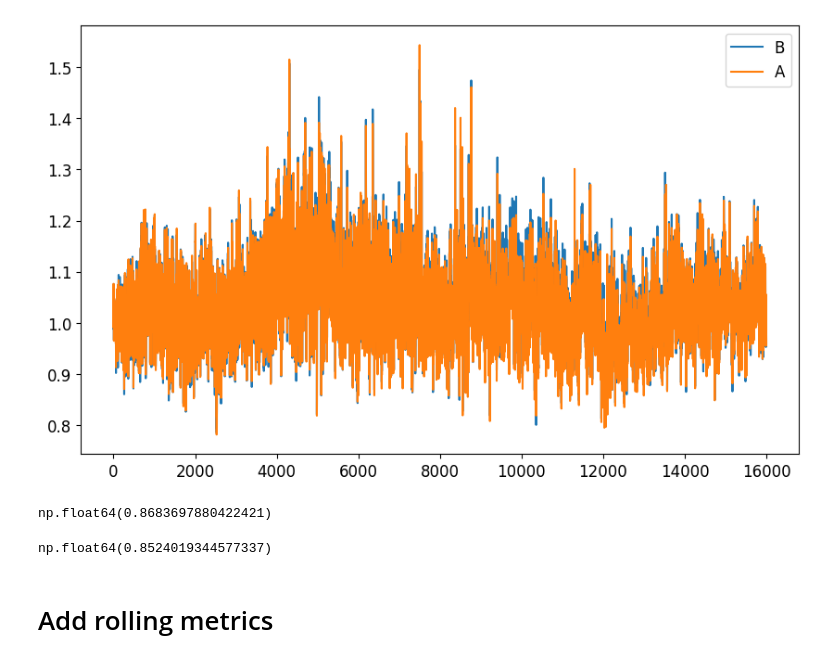
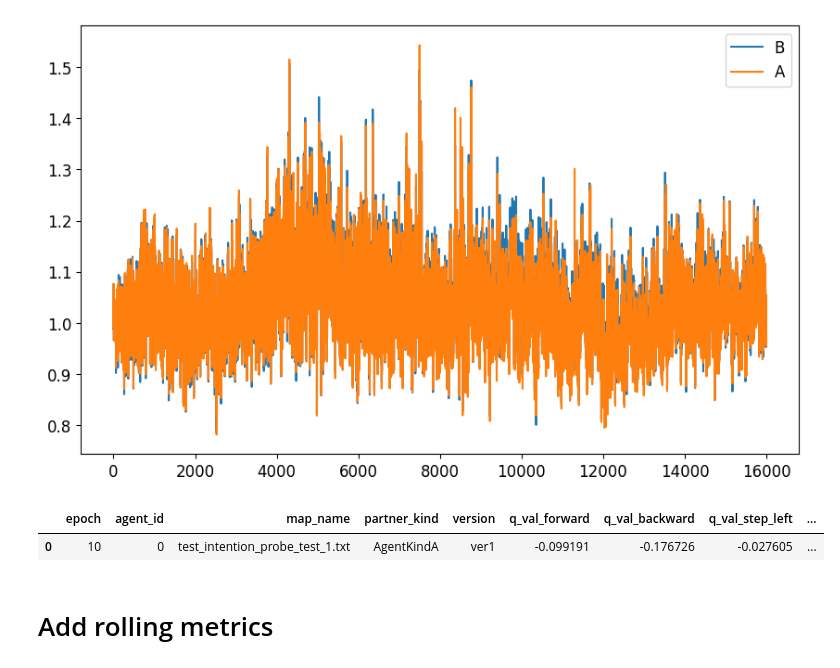
Before and after one commit to social-ai-uoft/sorrel, a Jupyter notebook: sorrel/examples/staghunt_physical/analysis/analysis.ipynb, the cells around one changed output. Cells and saved outputs as stored; diff of their text form; code cells hidden in the pictures.

```diff
--- a/sorrel/examples/staghunt_physical/analysis/analysis.ipynb
+++ b/sorrel/examples/staghunt_physical/analysis/analysis.ipynb
@@ -257,14 +252,6 @@ plt.legend()
 plt.show()
 # %% [output]
 [figure]
-# %%
-(dfB['weight_facing_stag']/dfB['weight_facing_hare']).mean()
-# %% [output]
-np.float64(0.8683697880422421)
-# %%
-(dfA['weight_facing_stag']/dfA['weight_facing_hare']).mean()
-# %% [output]
-np.float64(0.8524019344577337)
 # %%
 # for simple probe test
 folders = [
@@ -378,0 +363,5 @@ for key, item in res.items():
+# %%
+df_partner_A
+# %% [output]
+|  | epoch | agent_id | map_name | partner_kind | version | q_val_forward | q_val_backward | q_val_step_left | ... |
+| 0 | 10 | 0 | test_intention_probe_test_1.txt | AgentKindA | ver1 | -0.099191 | -0.176726 | -0.027605 | ... |
```
Also changed, not shown: parts of 11 cells of this notebook, 6 other files.
